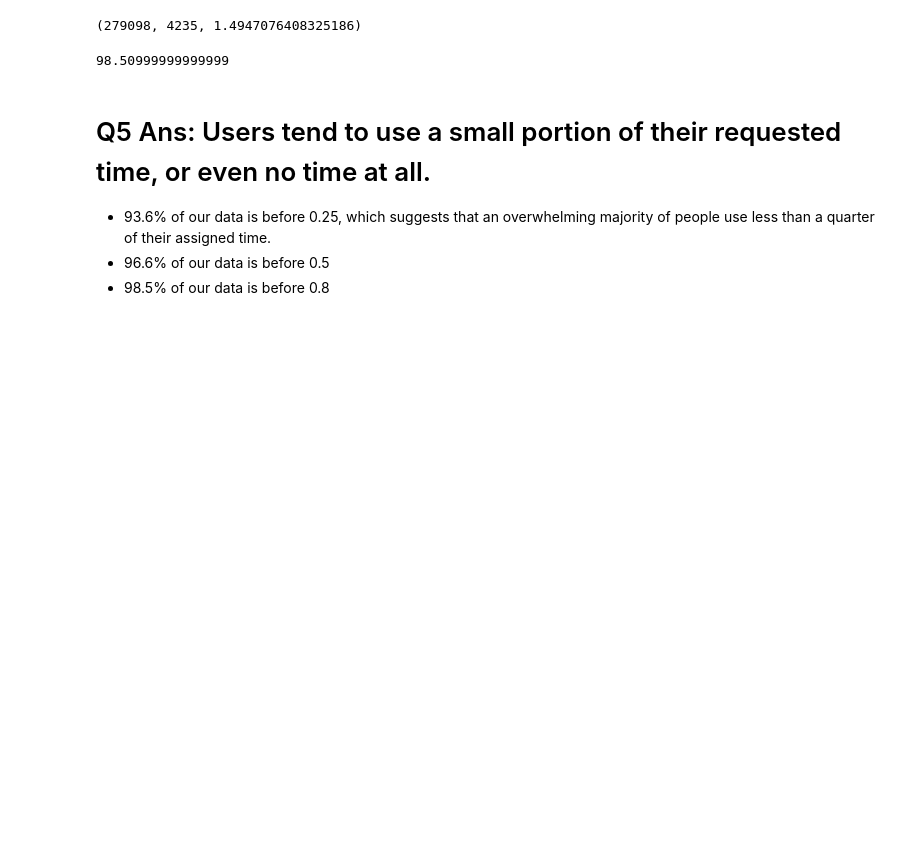
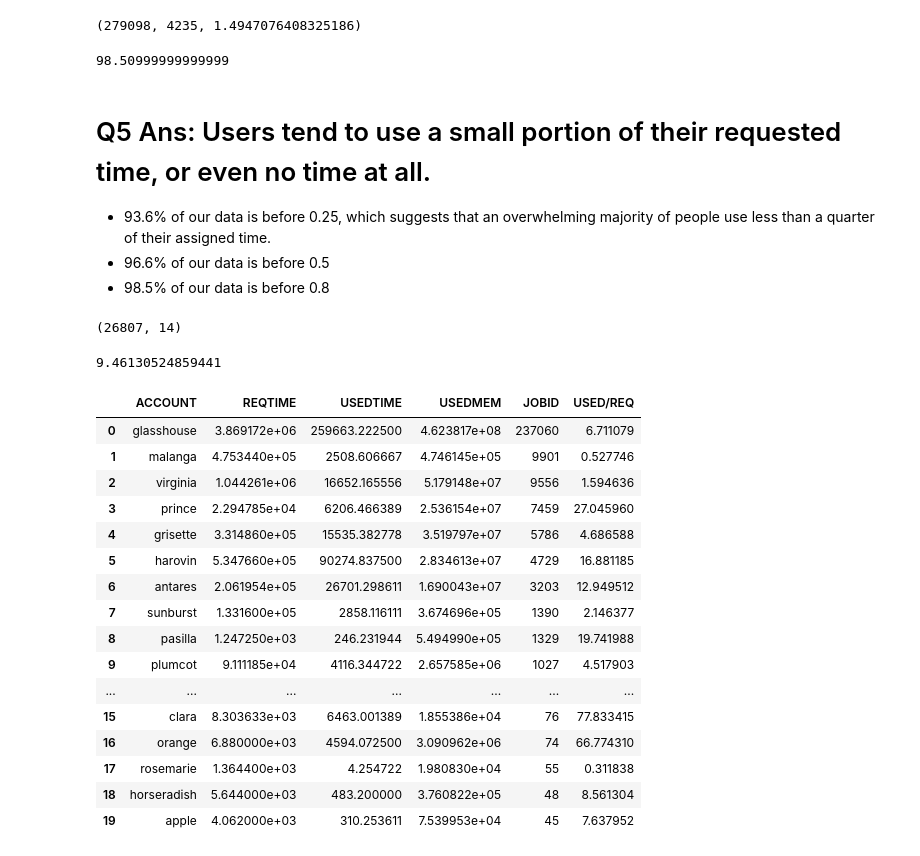
Before and after one commit to ashamaheshwari/accre_vanderbilt_project, a Jupyter notebook: twix_q3_q5.ipynb, the cells around one changed output. Cells and saved outputs as stored; diff of their text form; code cells hidden in the pictures; blank space fills up the shorter version.

```diff
--- a/twix_q3_q5.ipynb
+++ b/twix_q3_q5.ipynb
@@ -222,3 +227,42 @@ l80, g80, g80/(l80 + g80) * 100
  * 93.6% of our data is before 0.25, which suggests that an overwhelming majority of people use less than a quarter of their assigned time.
  * 96.6% of our data is before 0.5
  * 98.5% of our data is before 0.8
+# %%
+req_max = completed[completed['REQTIME']>=120]
+req_max.shape
+# %% [output]
+(26807, 14)
+# %%
+26807/283333*100
+# %% [output]
+9.46130524859441
+# %%
+completed_Top20_Accounts = (
+    completed.groupby(['ACCOUNT'])
+    .agg({'REQTIME':'sum','USEDTIME':'sum','USEDMEM':'sum', "JOBID":'count'})
+    .sort_values(by=['JOBID'],ascending=False)
+    .reset_index()
+    .head(20)
+)
+# %%
+completed_Top20_Accounts['USED/REQ'] = (completed_Top20_Accounts['USEDTIME'] / completed_Top20_Accounts['REQTIME']) *100
+# %%
+completed_Top20_Accounts
+# %% [output]
+|  | ACCOUNT | REQTIME | USEDTIME | USEDMEM | JOBID | USED/REQ |
+| 0 | glasshouse | 3.869172e+06 | 259663.222500 | 4.623817e+08 | 237060 | 6.711079 |
+| 1 | malanga | 4.753440e+05 | 2508.606667 | 4.746145e+05 | 9901 | 0.527746 |
+| 2 | virginia | 1.044261e+06 | 16652.165556 | 5.179148e+07 | 9556 | 1.594636 |
+| 3 | prince | 2.294785e+04 | 6206.466389 | 2.536154e+07 | 7459 | 27.045960 |
+| 4 | grisette | 3.314860e+05 | 15535.382778 | 3.519797e+07 | 5786 | 4.686588 |
+| 5 | harovin | 5.347660e+05 | 90274.837500 | 2.834613e+07 | 4729 | 16.881185 |
+| 6 | antares | 2.061954e+05 | 26701.298611 | 1.690043e+07 | 3203 | 12.949512 |
+| 7 | sunburst | 1.331600e+05 | 2858.116111 | 3.674696e+05 | 1390 | 2.146377 |
+| 8 | pasilla | 1.247250e+03 | 246.231944 | 5.494990e+05 | 1329 | 19.741988 |
+| 9 | plumcot | 9.111185e+04 | 4116.344722 | 2.657585e+06 | 1027 | 4.517903 |
+| ... | ... | ... | ... | ... | ... | ... |
+| 15 | clara | 8.303633e+03 | 6463.001389 | 1.855386e+04 | 76 | 77.833415 |
+| 16 | orange | 6.880000e+03 | 4594.072500 | 3.090962e+06 | 74 | 66.774310 |
+| 17 | rosemarie | 1.364400e+03 | 4.254722 | 1.980830e+04 | 55 | 0.311838 |
+| 18 | horseradish | 5.644000e+03 | 483.200000 | 3.760822e+05 | 48 | 8.561304 |
+| 19 | apple | 4.062000e+03 | 310.253611 | 7.539953e+04 | 45 | 7.637952 |
```
Also changed, not shown: parts of 5 cells of this notebook, 2 other files.
